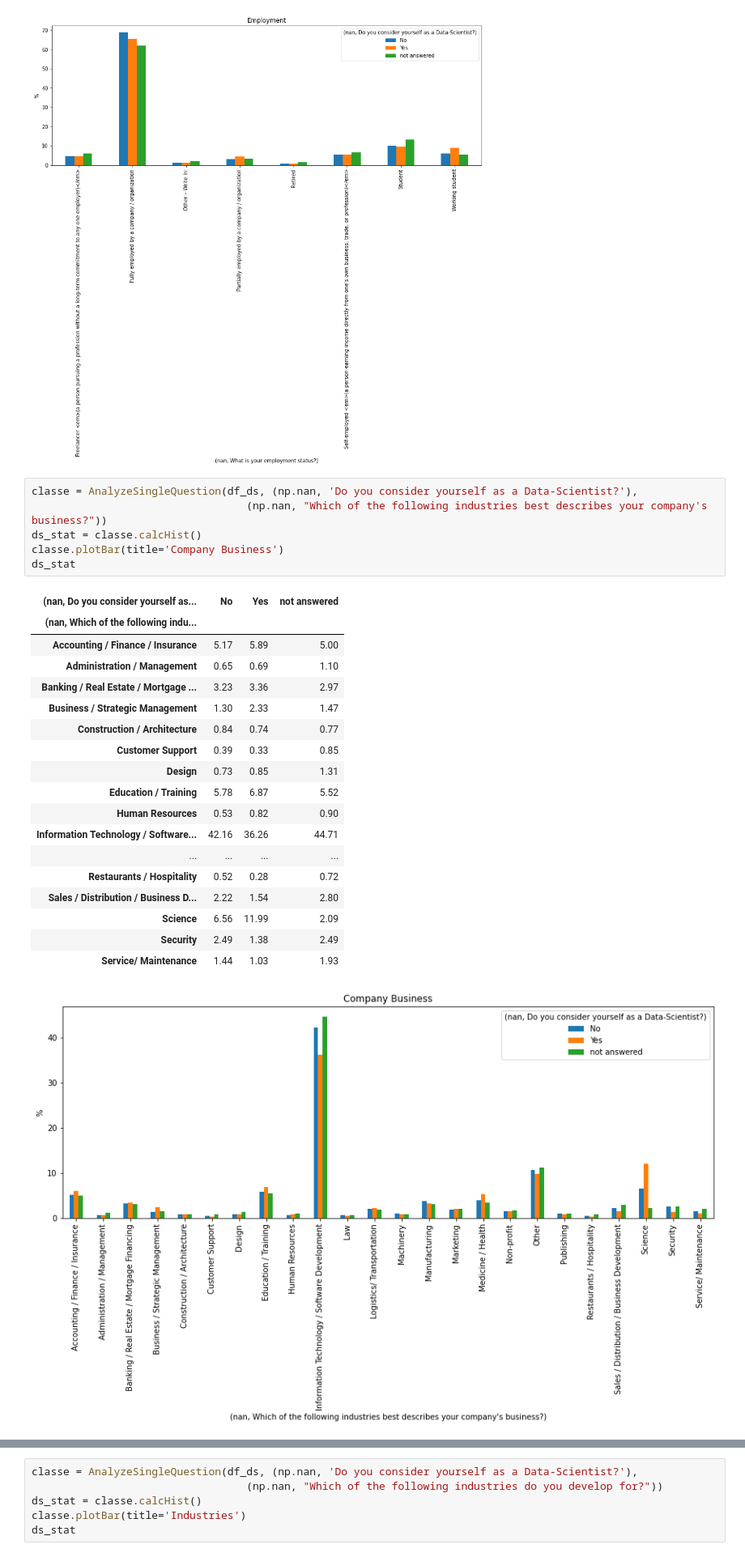
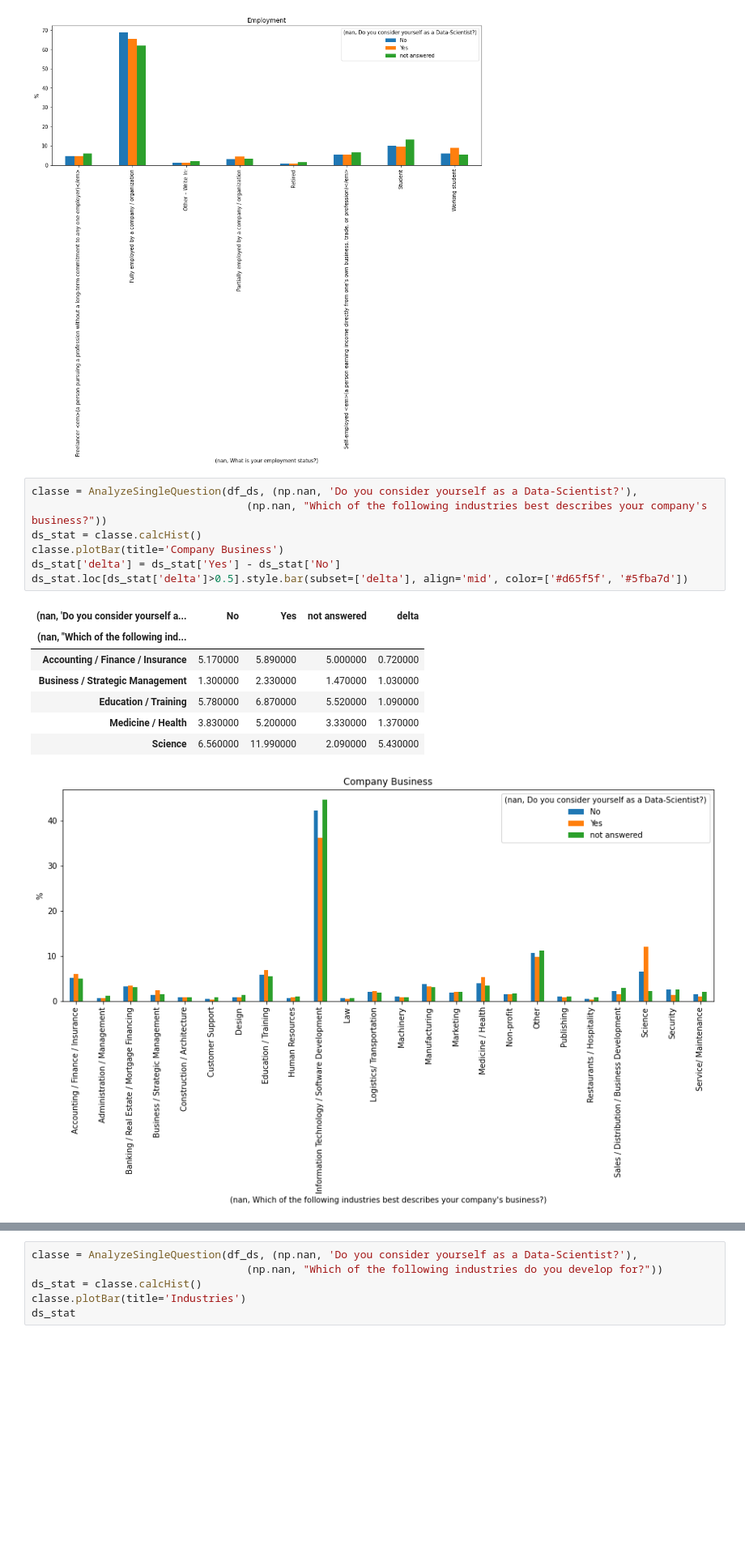
Before and after one commit to Sawy89/python_survey_analysis, a Jupyter notebook: Analysis_DataScientist.ipynb, the cells around one changed output, grey strips where cells are left out. Shown: that part at 81% size. Cells and saved outputs as stored; diff of their text form; blank space fills up the shorter version.

```diff
--- a/Analysis_DataScientist.ipynb
+++ b/Analysis_DataScientist.ipynb
@@ -222,26 +285,16 @@ ds_stat
 # %%
 classe = AnalyzeSingleQuestion(df_ds, (np.nan, 'Do you consider yourself as a Data-Scientist?'),
                                   (np.nan, "Which of the following industries best describes your company's business?"))
 ds_stat = classe.calcHist()
 classe.plotBar(title='Company Business')
-ds_stat
+ds_stat['delta'] = ds_stat['Yes'] - ds_stat['No']
+ds_stat.loc[ds_stat['delta']>0.5].style.bar(subset=['delta'], align='mid', color=['#d65f5f', '#5fba7d'])
 # %% [output]
-| (nan, Do you consider yourself as... | No | Yes | not answered |
-| (nan, Which of the following indu... |  |  |  |
-| Accounting / Finance / Insurance | 5.17 | 5.89 | 5.00 |
-| Administration / Management | 0.65 | 0.69 | 1.10 |
-| Banking / Real Estate / Mortgage ... | 3.23 | 3.36 | 2.97 |
-| Business / Strategic Management | 1.30 | 2.33 | 1.47 |
-| Construction / Architecture | 0.84 | 0.74 | 0.77 |
-| Customer Support | 0.39 | 0.33 | 0.85 |
-| Design | 0.73 | 0.85 | 1.31 |
-| Education / Training | 5.78 | 6.87 | 5.52 |
-| Human Resources | 0.53 | 0.82 | 0.90 |
-| Information Technology / Software... | 42.16 | 36.26 | 44.71 |
-| ... | ... | ... | ... |
-| Restaurants / Hospitality | 0.52 | 0.28 | 0.72 |
-| Sales / Distribution / Business D... | 2.22 | 1.54 | 2.80 |
-| Science | 6.56 | 11.99 | 2.09 |
-| Security | 2.49 | 1.38 | 2.49 |
-| Service/ Maintenance | 1.44 | 1.03 | 1.93 |
+| (nan, 'Do you consider yourself a... | No | Yes | not answered | delta |
+| (nan, "Which of the following ind... |  |  |  |  |
+| Accounting / Finance / Insurance | 5.170000 | 5.890000 | 5.000000 | 0.720000 |
+| Business / Strategic Management | 1.300000 | 2.330000 | 1.470000 | 1.030000 |
+| Education / Training | 5.780000 | 6.870000 | 5.520000 | 1.090000 |
+| Medicine / Health | 3.830000 | 5.200000 | 3.330000 | 1.370000 |
+| Science | 6.560000 | 11.990000 | 2.090000 | 5.430000 |
 [figure]
```
Also changed, not shown: parts of 20 cells of this notebook, 1 other file.
